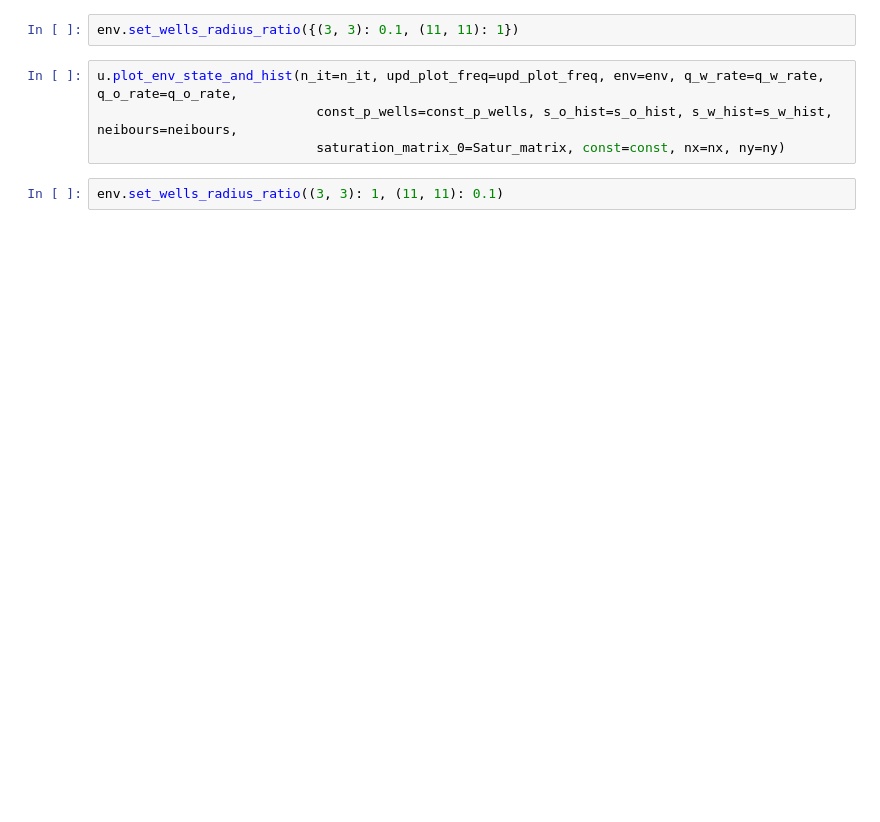
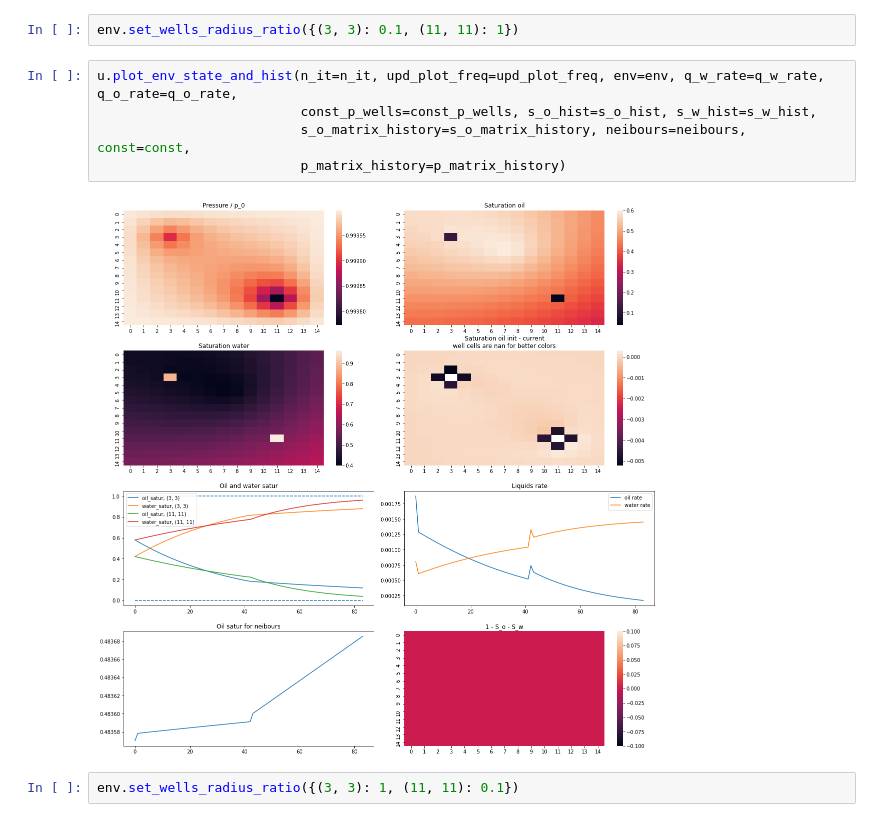
Before and after one commit to yamidovich/ReservoirModel, a Jupyter notebook: Model_on_work_env.ipynb, the cells around one changed output. Cells and saved outputs as stored; diff of their text form; blank space fills up the shorter version.

```diff
--- a/Model_on_work_env.ipynb
+++ b/Model_on_work_env.ipynb
@@ -118,8 +119,11 @@ u.plot_env_state_and_hist(n_it=n_it, upd_plot_freq=upd_plot_freq, env=env, q_w_r
 env.set_wells_radius_ratio({(3, 3): 0.1, (11, 11): 1})
 # %%
 u.plot_env_state_and_hist(n_it=n_it, upd_plot_freq=upd_plot_freq, env=env, q_w_rate=q_w_rate, q_o_rate=q_o_rate,
-                            const_p_wells=const_p_wells, s_o_hist=s_o_hist, s_w_hist=s_w_hist, neibours=neibours,
-                            saturation_matrix_0=Satur_matrix, const=const, nx=nx, ny=ny)
+                          const_p_wells=const_p_wells, s_o_hist=s_o_hist, s_w_hist=s_w_hist,
+                          s_o_matrix_history=s_o_matrix_history, neibours=neibours, const=const,
+                          p_matrix_history=p_matrix_history)
+# %% [output]
+[figure, added]
 # %%
-env.set_wells_radius_ratio((3, 3): 1, (11, 11): 0.1)
+env.set_wells_radius_ratio({(3, 3): 1, (11, 11): 0.1})
 # %%
```
Also changed, not shown: parts of 7 cells of this notebook, 9 other files.
